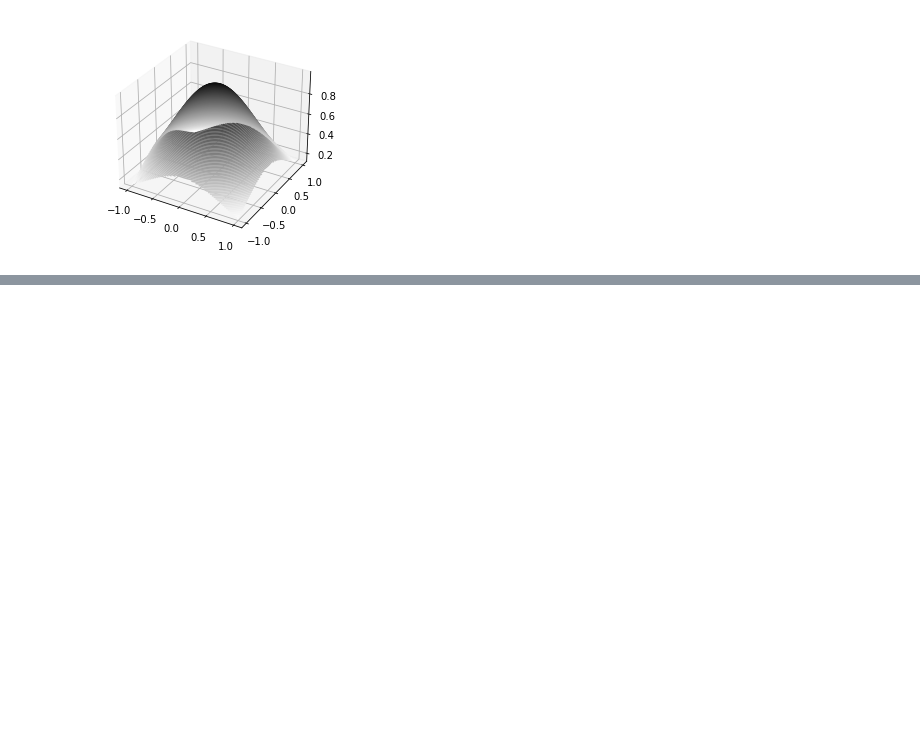
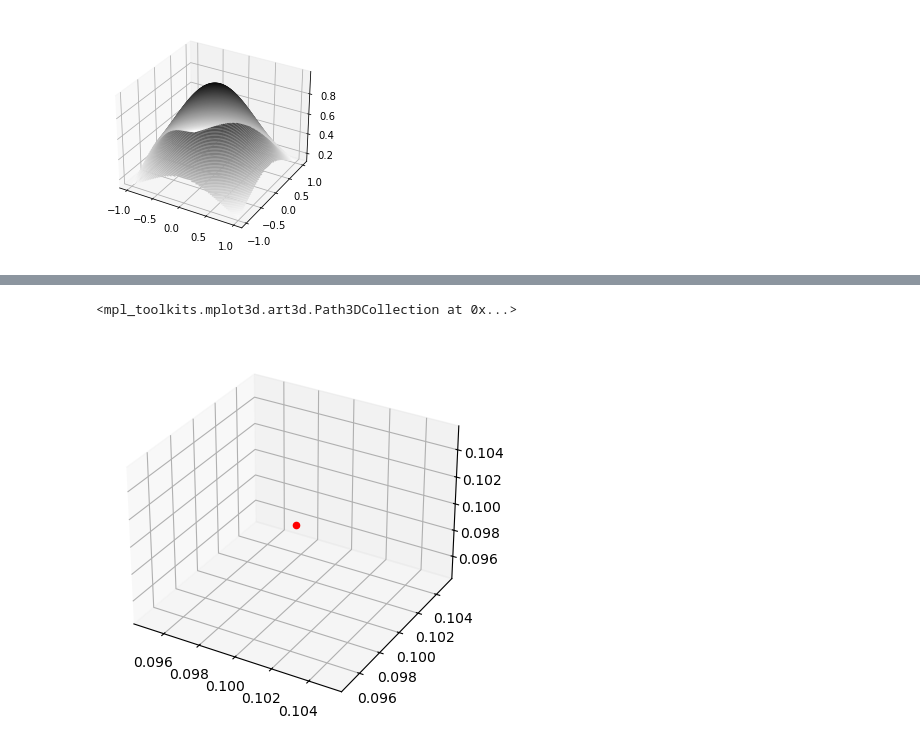
Before and after one commit to SouzaEmerson/datascience, a Jupyter notebook: python/scipy-numpy-cheat-sheet.ipynb, the cells around one changed output, grey strips where cells are left out. Saved outputs shown, nothing was run; the diff lists cells and outputs as text; code cells hidden in the pictures; blank space fills up the shorter version.

```diff
--- a/python/scipy-numpy-cheat-sheet.ipynb
+++ b/python/scipy-numpy-cheat-sheet.ipynb
@@ -879,0 +929,10 @@ ax.contour3D(X, Y, z, 100, cmap='binary')
+# %%
+fig = plt.figure()
+ax = plt.axes(projection='3d')
+x1 = 0.1
+y1 = 0.1
+z1 = 0.1
+ax.scatter(x1, y1, z1, c='red')
+# %% [output]
+<mpl_toolkits.mplot3d.art3d.Path3DCollection at 0x...>
+[figure, added]
```
Also changed, not shown: parts of 11 cells of this notebook.
